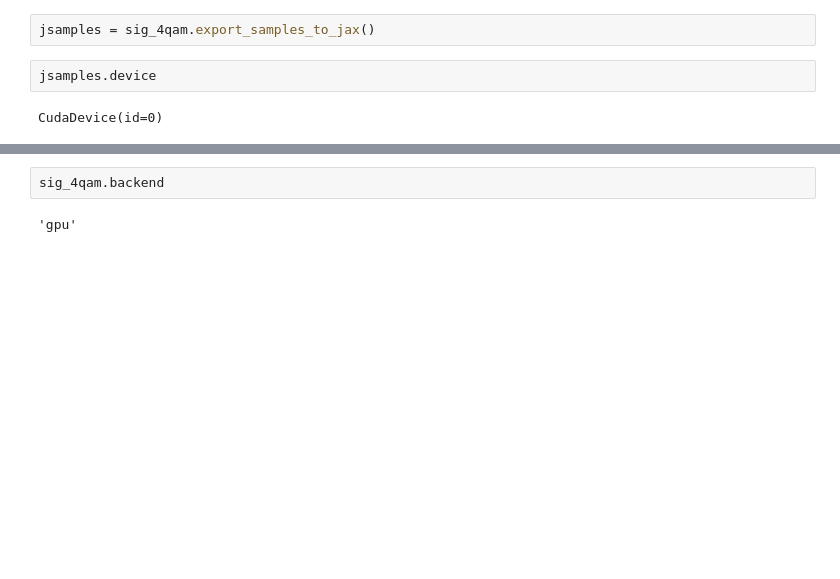
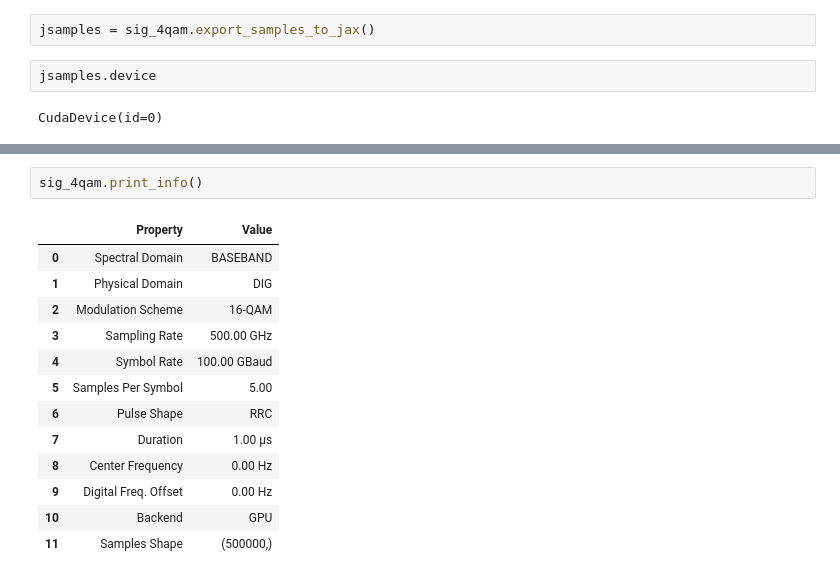
Before and after one commit to lokgar/commstools, a Jupyter notebook: examples/00-basics.ipynb, the cells around one changed output, grey strips where cells are left out. Saved outputs shown, nothing was run; the diff lists cells and outputs as text; blank space fills up the shorter version.

```diff
--- a/examples/00-basics.ipynb
+++ b/examples/00-basics.ipynb
@@ -48,6 +52,18 @@ Signal(samples=array([-0.18263814+0.5269308j , -0.17370631+0.44857076j,
         0.21838324-0.24721251j,  0.0644929 -0.07833857j],
       shape=(500000,), dtype=complex64), sampling_rate=500000000000.0, symbol_rate=100000000000.0, modulation_scheme='16-QAM', pulse_shape='rrc', pulse_params={'filter_span': 10, 'rrc_rolloff': 0.35,  ...
 # %%
-sig_4qam.backend
+sig_4qam.print_info()
 # %% [output]
-'gpu'
+|  | Property | Value |
+| 0 | Spectral Domain | BASEBAND |
+| 1 | Physical Domain | DIG |
+| 2 | Modulation Scheme | 16-QAM |
+| 3 | Sampling Rate | 500.00 GHz |
+| 4 | Symbol Rate | 100.00 GBaud |
+| 5 | Samples Per Symbol | 5.00 |
+| 6 | Pulse Shape | RRC |
+| 7 | Duration | 1.00 µs |
+| 8 | Center Frequency | 0.00 Hz |
+| 9 | Digital Freq. Offset | 0.00 Hz |
+| 10 | Backend | GPU |
+| 11 | Samples Shape | (500000,) |
```
Also changed, not shown: parts of 6 cells of this notebook, 8 other files.
